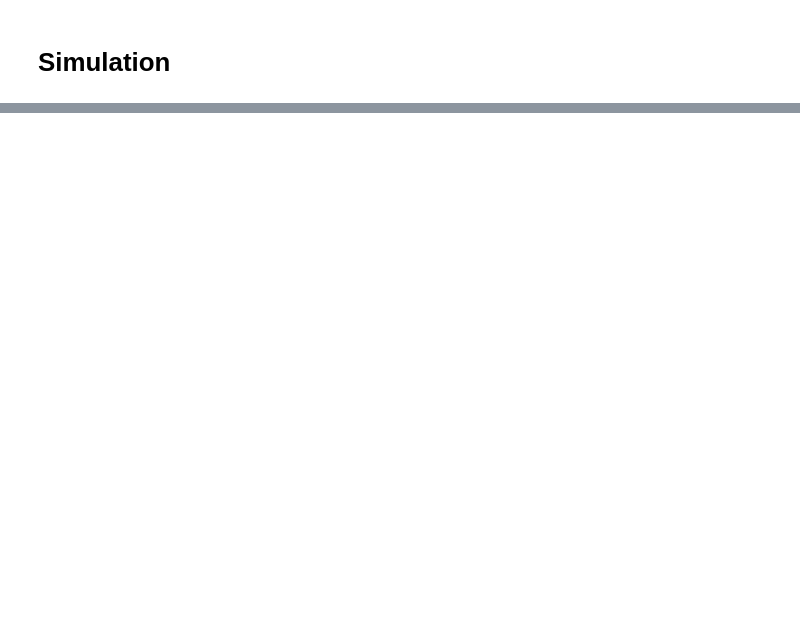
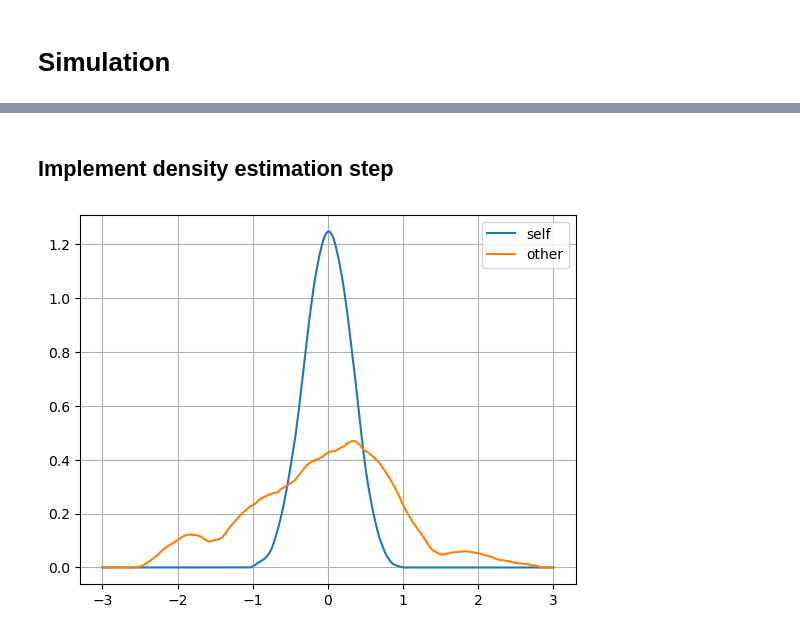
Before and after one commit to mirkimirk/thesis_frechet_fda, a Jupyter notebook: src/frechet_fda/reproduction_petersen2016.ipynb, the cells around one changed output, grey strips where cells are left out. Drawn from its saved outputs; the diff is of its cells as text; code cells hidden in the pictures; blank space fills up the shorter version.

```diff
--- a/src/frechet_fda/reproduction_petersen2016.ipynb
+++ b/src/frechet_fda/reproduction_petersen2016.ipynb
@@ -242,0 +344,2 @@ plt.show()
+# %% [markdown]
+## Implement density estimation step
@@ -242,0 +351,14 @@ plt.show()
+# %%
+grid_size = 10000
+trunc = 3
+mus, sigmas = gen_params_scenario_one(n, seed=123456)
+# Sort sigmas, because when summing Distribution instances something goes wrong otherwise
+sigmas.sort()
+# %%
+sample_points = gen_truncnorm_pdf_points(-trunc, trunc, mus, sigmas, 100)
+# %%
+pdf_hats = make_estimated_truncnorm_pdf(sample_points, -trunc, trunc)
+# %%
+pdf_hats[0].compare(pdf_hats[100])
+# %% [output]
+[figure, added]
```
Also changed, not shown: parts of 12 cells of this notebook, 1 other file.
